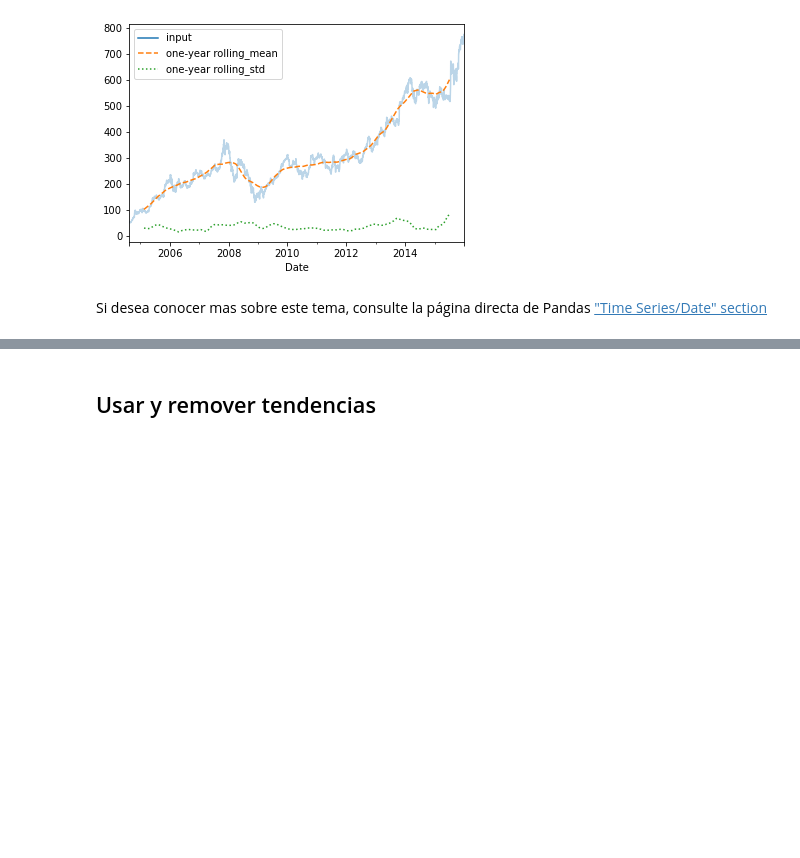
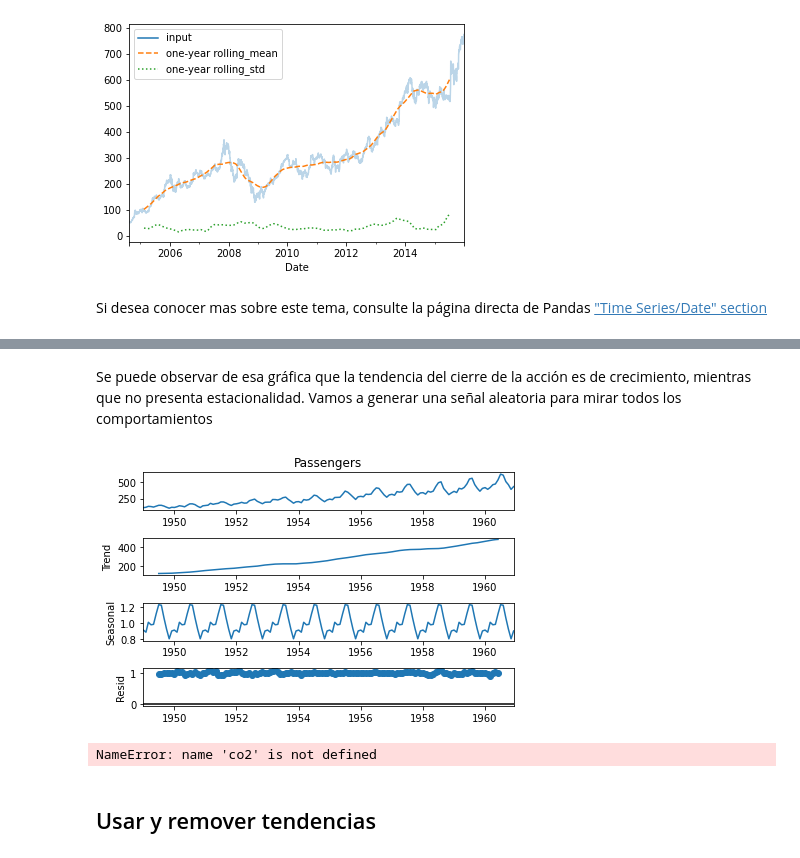
Before and after one commit to sruap1214/EC_Finance, a Jupyter notebook: Notebooks/06_SeriesdeTiempo.ipynb, the cells around one changed output, grey strips where cells are left out. Cells and saved outputs as stored; diff of their text form; code cells hidden in the pictures; blank space fills up the shorter version.

Commit message:
Update time series notebook

```diff
--- a/Notebooks/06_SeriesdeTiempo.ipynb
+++ b/Notebooks/06_SeriesdeTiempo.ipynb
@@ -351,0 +401,14 @@ Si desea conocer mas sobre este tema, consulte la página directa de Pandas ["Ti
+# %% [markdown]
+Se puede observar de esa gráfica que la tendencia del cierre de la acción es de crecimiento, mientras que no presenta estacionalidad. Vamos a generar una señal aleatoria para mirar todos los comportamientos
+# %%
+# multiplicative decompose time series
+from pandas import read_csv
+from matplotlib import pyplot
+from statsmodels.tsa.seasonal import seasonal_decompose
+series = read_csv('./data/airline-passengers.csv', header=0, index_col=0, parse_dates=True,
+squeeze=True)
+result = seasonal_decompose(series, model='multiplicativ')
+result.plot()
+pyplot.show()
+# %% [output]
+[figure, added]
@@ -352,3 +426,10 @@ Si desea conocer mas sobre este tema, consulte la página directa de Pandas ["Ti
+# %%
+co2 = pd.Series(
+    co2, index=pd.date_range("1-1-1959", periods=len(co2), freq="M"), name="CO2"
+)
+co2.describe()
+# %% [output]
+NameError: name 'co2' is not defined
 # %% [markdown]
 ## Usar y remover tendencias
 # %% [markdown]
```
Also changed, not shown: parts of 4 cells of this notebook, 1 other file.
